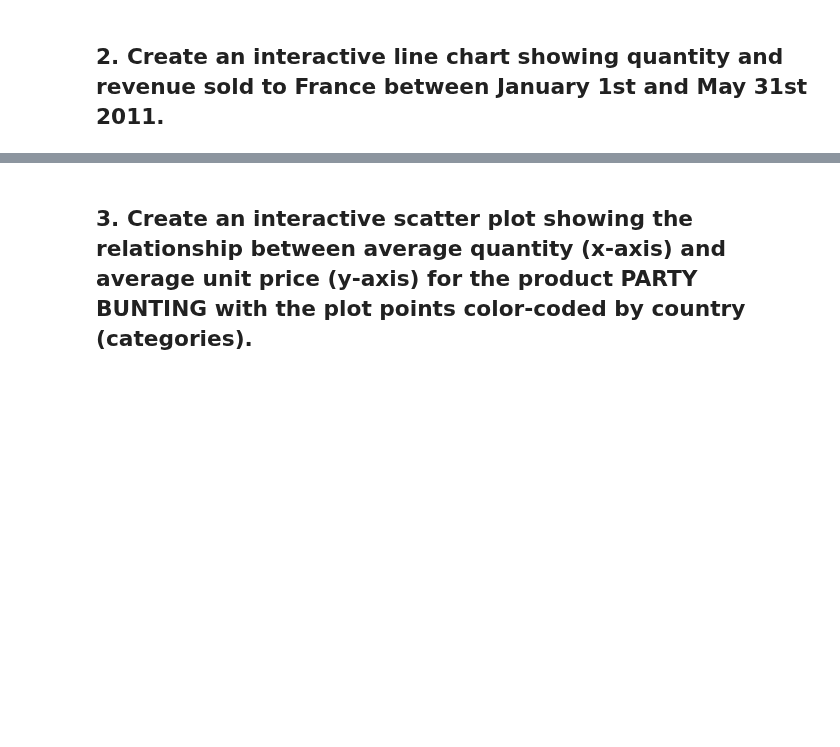
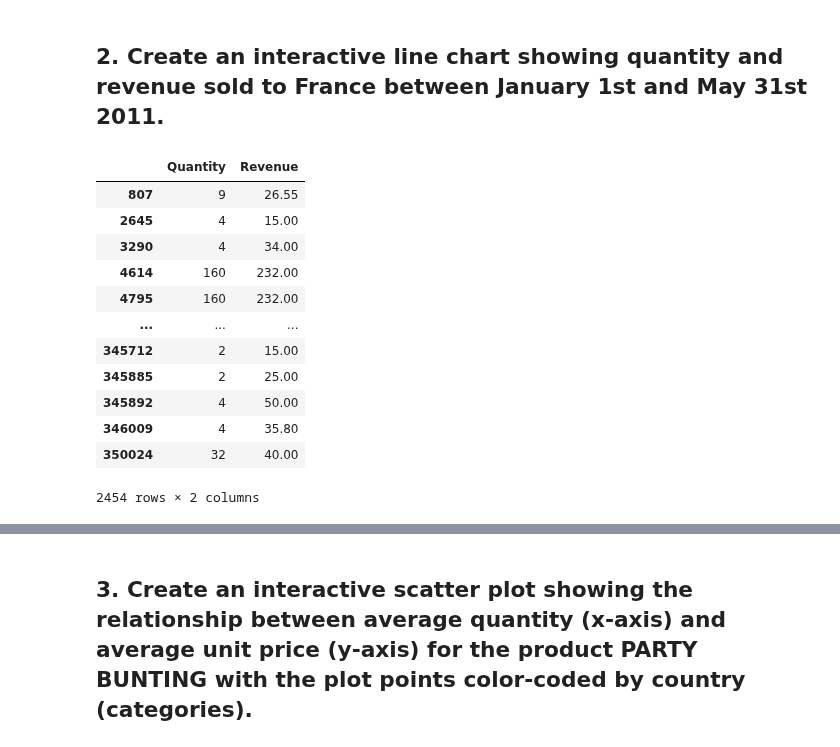
Before and after one commit to Ironhack-Data-Madrid-Octubre-2023/5.2-lab_interactive_visualization, a Jupyter notebook: your-code/main.ipynb, the cells around one changed output, grey strips where cells are left out. Drawn from its saved outputs; the diff is of its cells as text; code cells hidden in the pictures; blank space fills up the shorter version.

```diff
--- a/your-code/main.ipynb
+++ b/your-code/main.ipynb
@@ -14,2 +55,25 @@ cf.go_offline()
 # %% [markdown]
 ## 2. Create an interactive line chart showing quantity and revenue sold to France between January 1st and May 31st 2011.
+# %%
+data2= df[df.Country =='France']
+data2=data2.loc[(data2.InvoiceDate >= '2011-1-1') & (data2.InvoiceDate <= '2011-5-31')]
+# %%
+#data2 = data2.groupby('Country')
+
+data2 = data2[['Quantity', 'Revenue']]
+
+data2
+# %% [output]
+|  | Quantity | Revenue |
+| 807 | 9 | 26.55 |
+| 2645 | 4 | 15.00 |
+| 3290 | 4 | 34.00 |
+| 4614 | 160 | 232.00 |
+| 4795 | 160 | 232.00 |
+| ... | ... | ... |
+| 345712 | 2 | 15.00 |
+| 345885 | 2 | 25.00 |
+| 345892 | 4 | 50.00 |
+| 346009 | 4 | 35.80 |
+| 350024 | 32 | 40.00 |
+2454 rows × 2 columns
```
Also changed, not shown: parts of 14 cells of this notebook.
